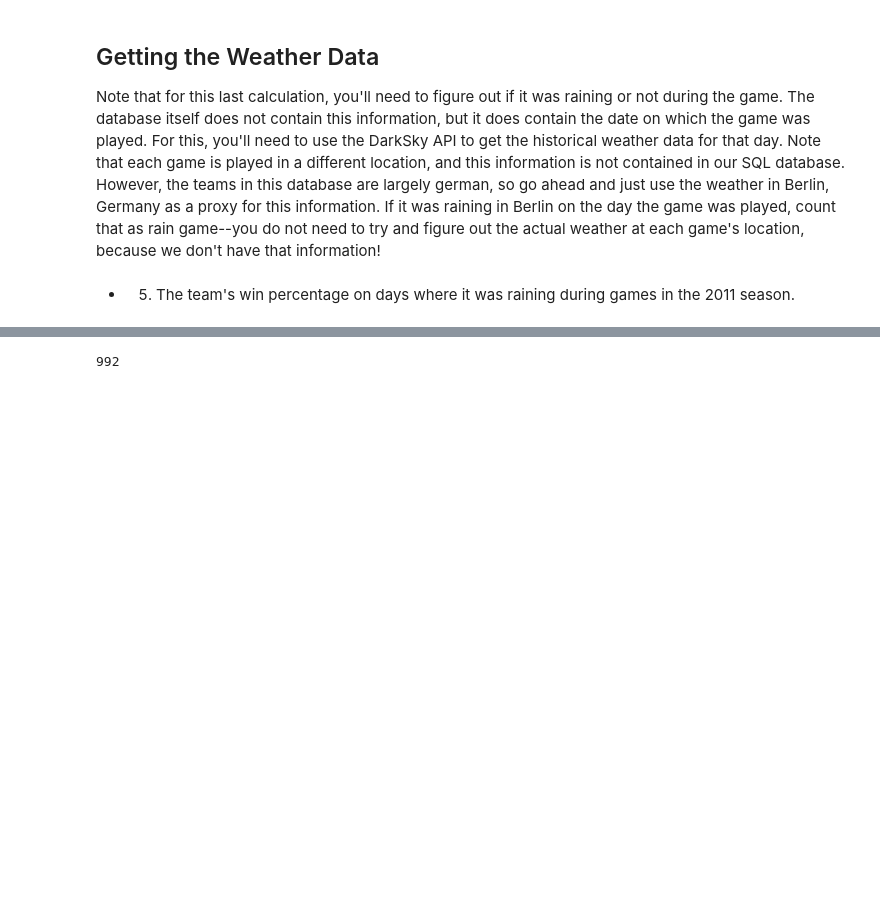
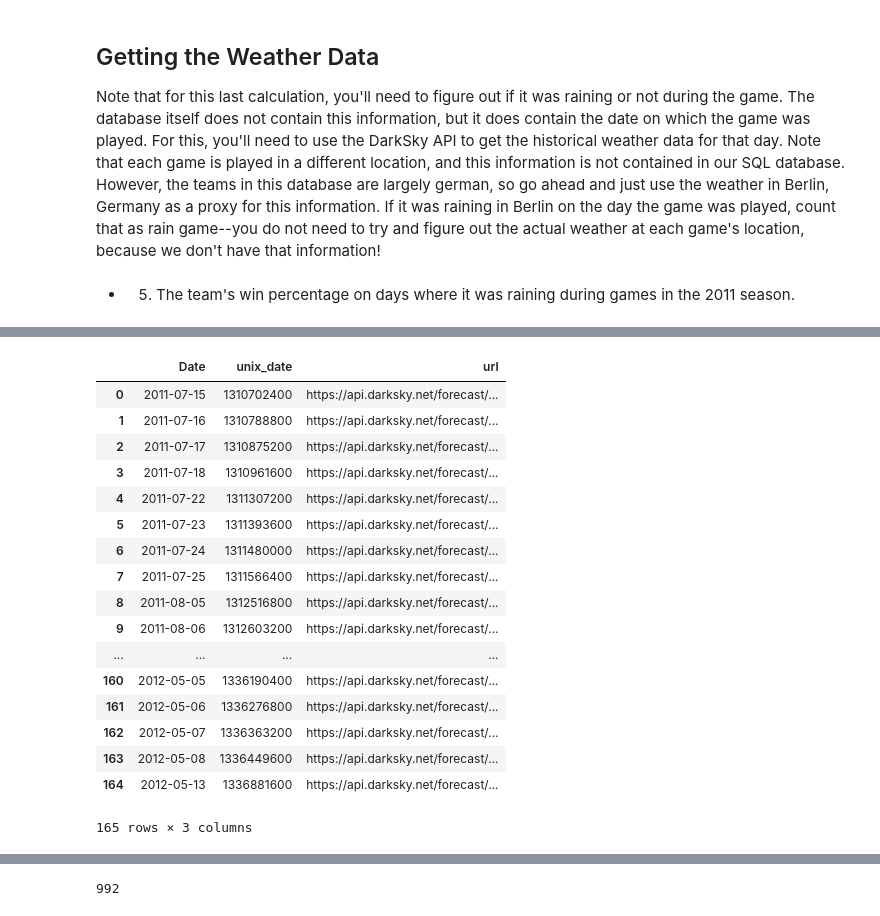
Before and after one commit to phoebetwong/flatiron_mod2proj, a Jupyter notebook: mod2lab_PW_FINAL.ipynb, the cells around one changed output, grey strips where cells are left out. Cells and saved outputs as stored; diff of their text form; code cells hidden in the pictures; blank space fills up the shorter version.

Commit message:
added weathergetter class

```diff
--- a/mod2lab_PW_FINAL.ipynb
+++ b/mod2lab_PW_FINAL.ipynb
@@ -787,0 +752,2 @@ dfr.head()
+# %%
+Berlin2011 = WeatherGetter("WEATHER_KEY", '52.5200', '13.4050', dfdate)
@@ -789,0 +820,21 @@ dfdate['Rain']=rain
+# %%
+Berlin2011.get_API()
+# %% [output]
+|  | Date | unix_date | url |
+| 0 | 2011-07-15 | 1310702400 | https://api.darksky.net/forecast/... |
+| 1 | 2011-07-16 | 1310788800 | https://api.darksky.net/forecast/... |
+| 2 | 2011-07-17 | 1310875200 | https://api.darksky.net/forecast/... |
+| 3 | 2011-07-18 | 1310961600 | https://api.darksky.net/forecast/... |
+| 4 | 2011-07-22 | 1311307200 | https://api.darksky.net/forecast/... |
+| 5 | 2011-07-23 | 1311393600 | https://api.darksky.net/forecast/... |
+| 6 | 2011-07-24 | 1311480000 | https://api.darksky.net/forecast/... |
+| 7 | 2011-07-25 | 1311566400 | https://api.darksky.net/forecast/... |
+| 8 | 2011-08-05 | 1312516800 | https://api.darksky.net/forecast/... |
+| 9 | 2011-08-06 | 1312603200 | https://api.darksky.net/forecast/... |
+| ... | ... | ... | ... |
+| 160 | 2012-05-05 | 1336190400 | https://api.darksky.net/forecast/... |
+| 161 | 2012-05-06 | 1336276800 | https://api.darksky.net/forecast/... |
+| 162 | 2012-05-07 | 1336363200 | https://api.darksky.net/forecast/... |
+| 163 | 2012-05-08 | 1336449600 | https://api.darksky.net/forecast/... |
+| 164 | 2012-05-13 | 1336881600 | https://api.darksky.net/forecast/... |
+165 rows × 3 columns
```
Also changed, not shown: parts of 27 cells of this notebook, 1 other file.
